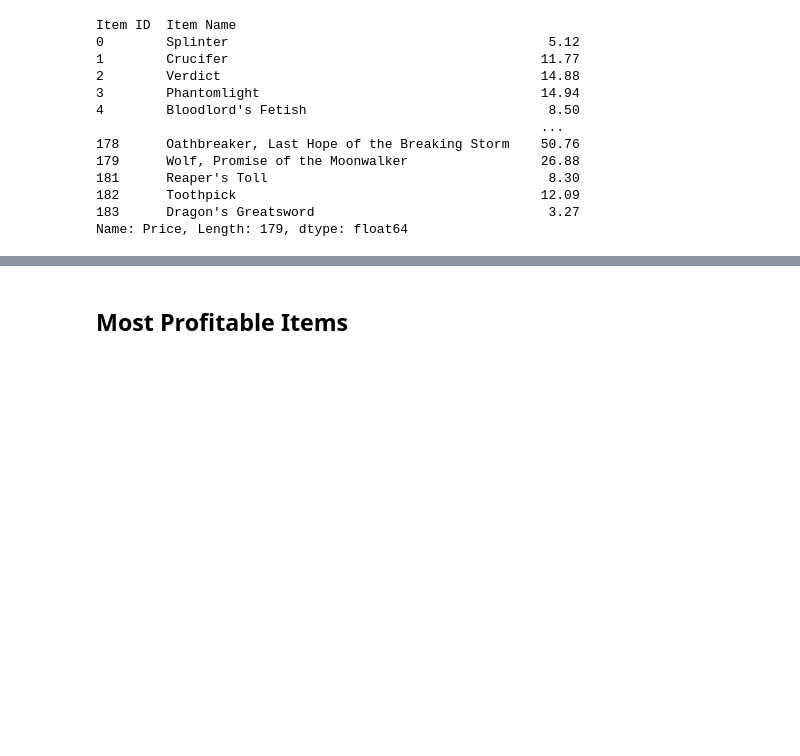
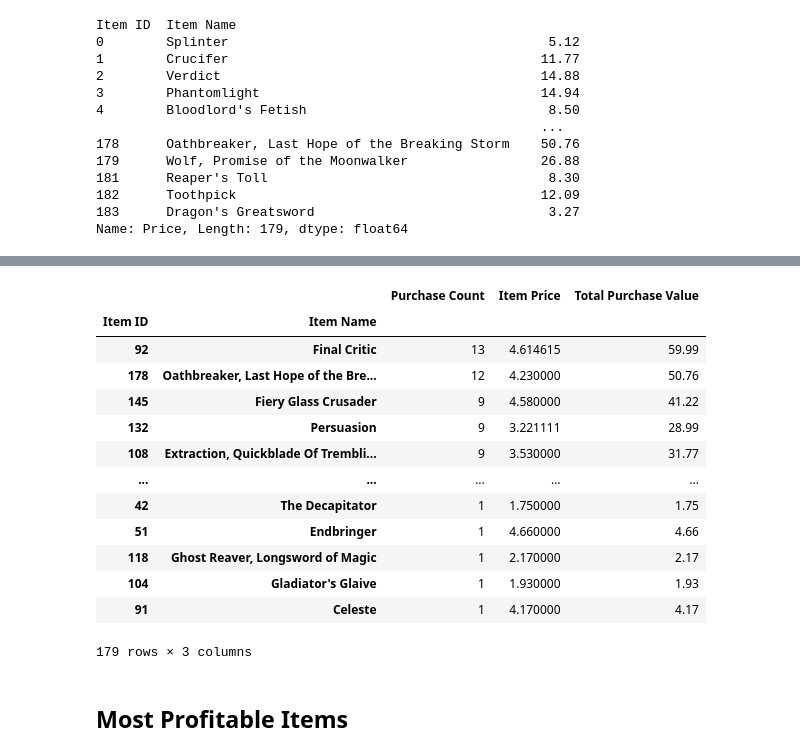
Before and after one commit to NoahLeVoir/Pandas-Challenge, a Jupyter notebook: HeroesOfPymoli/HeroesOfPymoli_notebook.ipynb, the cells around one changed output, grey strips where cells are left out. Drawn from its saved outputs; the diff is of its cells as text; code cells hidden in the pictures; blank space fills up the shorter version.

Commit message:
Added summary table to display the Most Popular Item analysis

```diff
--- a/HeroesOfPymoli/HeroesOfPymoli_notebook.ipynb
+++ b/HeroesOfPymoli/HeroesOfPymoli_notebook.ipynb
@@ -471,3 +471,8 @@ Item ID  Item Name
 182      Toothpick                                       12.09
 183      Dragon's Greatsword                              3.27
 Name: Price, Length: 179, dtype: float64
+# %%
+# Because the below table is asked to display the original item price, I can store that as another variable
+# I can find this and store it like the others above, item price will be the total items value divided by the count of that item
+item_price = item_purchase_value / item_purchase_count
+item_price
@@ -474,3 +493,32 @@ Name: Price, Length: 179, dtype: float64
+# %%
+# Create summary table to display the Most Popular item analysis
+item_analysis_table = pd.DataFrame({    "Purchase Count": item_purchase_count,
+                                        "Item Price": item_price,
+                                        "Total Purchase Value": item_purchase_value
+                                    })
+
+# Format the table so that there the gender groups will be in the index
+item_analysis_table.index.name =None
+
+# The homework asks for this table to be sorted in a specific way
+# Sort the purchase count column in descending order
+sorted_item_analysis_table = item_analysis_table.sort_values(["Purchase Count"], ascending=False)
+sorted_item_analysis_table
+# %% [output]
+|  |  | Purchase Count | Item Price | Total Purchase Value |
+| Item ID | Item Name |  |  |  |
+| 92 | Final Critic | 13 | 4.614615 | 59.99 |
+| 178 | Oathbreaker, Last Hope of the Bre... | 12 | 4.230000 | 50.76 |
+| 145 | Fiery Glass Crusader | 9 | 4.580000 | 41.22 |
+| 132 | Persuasion | 9 | 3.221111 | 28.99 |
+| 108 | Extraction, Quickblade Of Trembli... | 9 | 3.530000 | 31.77 |
+| ... | ... | ... | ... | ... |
+| 42 | The Decapitator | 1 | 1.750000 | 1.75 |
+| 51 | Endbringer | 1 | 4.660000 | 4.66 |
+| 118 | Ghost Reaver, Longsword of Magic | 1 | 2.170000 | 2.17 |
+| 104 | Gladiator's Glaive | 1 | 1.930000 | 1.93 |
+| 91 | Celeste | 1 | 4.170000 | 4.17 |
+179 rows × 3 columns
 # %% [markdown]
 ## Most Profitable Items
 # %% [markdown]
```
Also changed, not shown: parts of 1 cell of this notebook.
